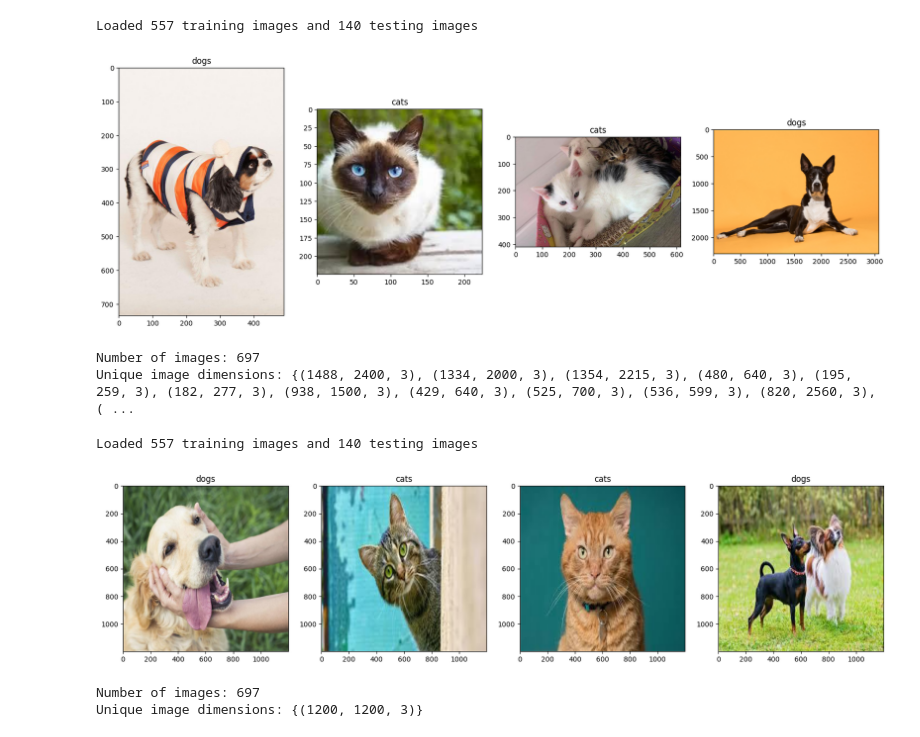
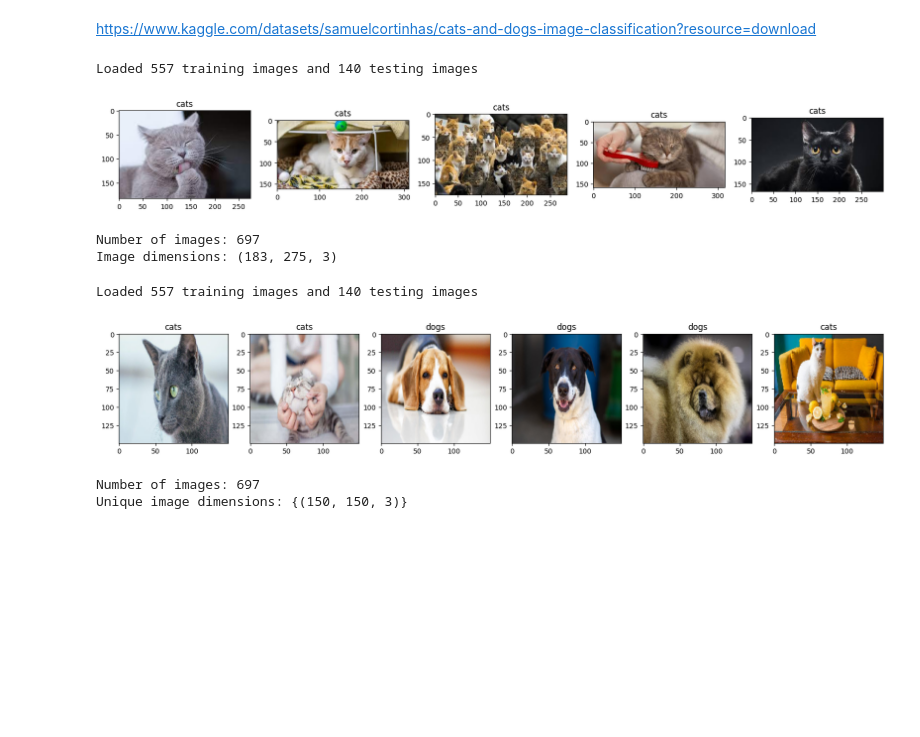
Before and after one commit to jovanailin/CNN-ImageClassification, a Jupyter notebook: Image_Loading.ipynb, the cells around one changed output. Saved outputs shown, nothing was run; the diff lists cells and outputs as text; code cells hidden in the pictures; blank space fills up the shorter version.

```diff
--- a/Image_Loading.ipynb
+++ b/Image_Loading.ipynb
@@ -121,0 +36,4 @@ def describe_images(images):
+# %% [markdown]
+https://www.kaggle.com/datasets/samuelcortinhas/cats-and-dogs-image-classification?resource=download
+# %%
+base_dir = 'path to dataset'
@@ -122,19 +115,19 @@ def describe_images(images):
 # %%
 # Load images from train and test directories
-train_images = load_images(base_dir, 'train')
-test_images = load_images(base_dir, 'test')
+train_images = load_images_original_size(base_dir, 'train')
+test_images = load_images_original_size(base_dir, 'test')
 print(f'Loaded {len(train_images)} training images and {len(test_images)} testing images')
 # %% [output]
 Loaded 557 training images and 140 testing images
 # %%
-display_images(train_images + test_images)
+display_images_simple(train_images + test_images)
 # %% [output]
-[figure, old version]
+[figure, new version]
 # %%
-describe_images(train_images + test_images)
+describe_images_basic(train_images + test_images)
 # %% [output]
 Number of images: 697
-Unique image dimensions: {(1488, 2400, 3), (1334, 2000, 3), (1354, 2215, 3), (480, 640, 3), (195, 259, 3), (182, 277, 3), (938, 1500, 3), (429, 640, 3), (525, 700, 3), (536, 599, 3), (820, 2560, 3), ( ...
+Image dimensions: (183, 275, 3)
 # %%
 train_images = load_and_resize_images(base_dir, 'train')
 test_images = load_and_resize_images(base_dir, 'test')
@@ -142,11 +135,11 @@ print(f'Loaded {len(train_images)} training images and {len(test_images)} testin
 # %% [output]
 Loaded 557 training images and 140 testing images
 # %%
-display_images(train_images + test_images)
+display_images_balanced(train_images + test_images)
 # %% [output]
-[figure, old version]
+[figure, new version]
 # %%
-describe_images(train_images + test_images)
+describe_images_detailed(train_images + test_images)
 # %% [output]
 Number of images: 697
-Unique image dimensions: {(1200, 1200, 3)}
+Unique image dimensions: {(150, 150, 3)}
```
Also changed, not shown: parts of 9 cells of this notebook, 4 other files.
